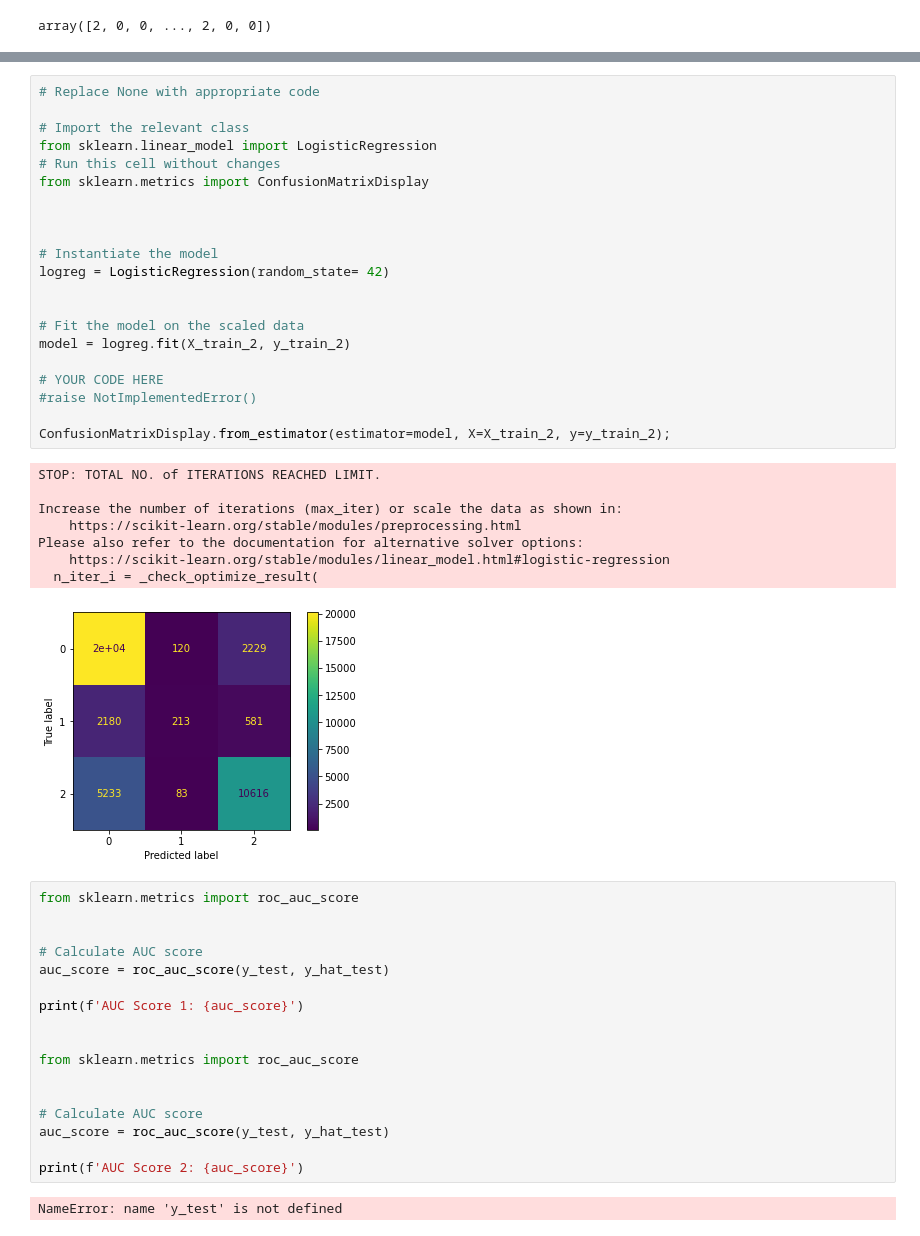
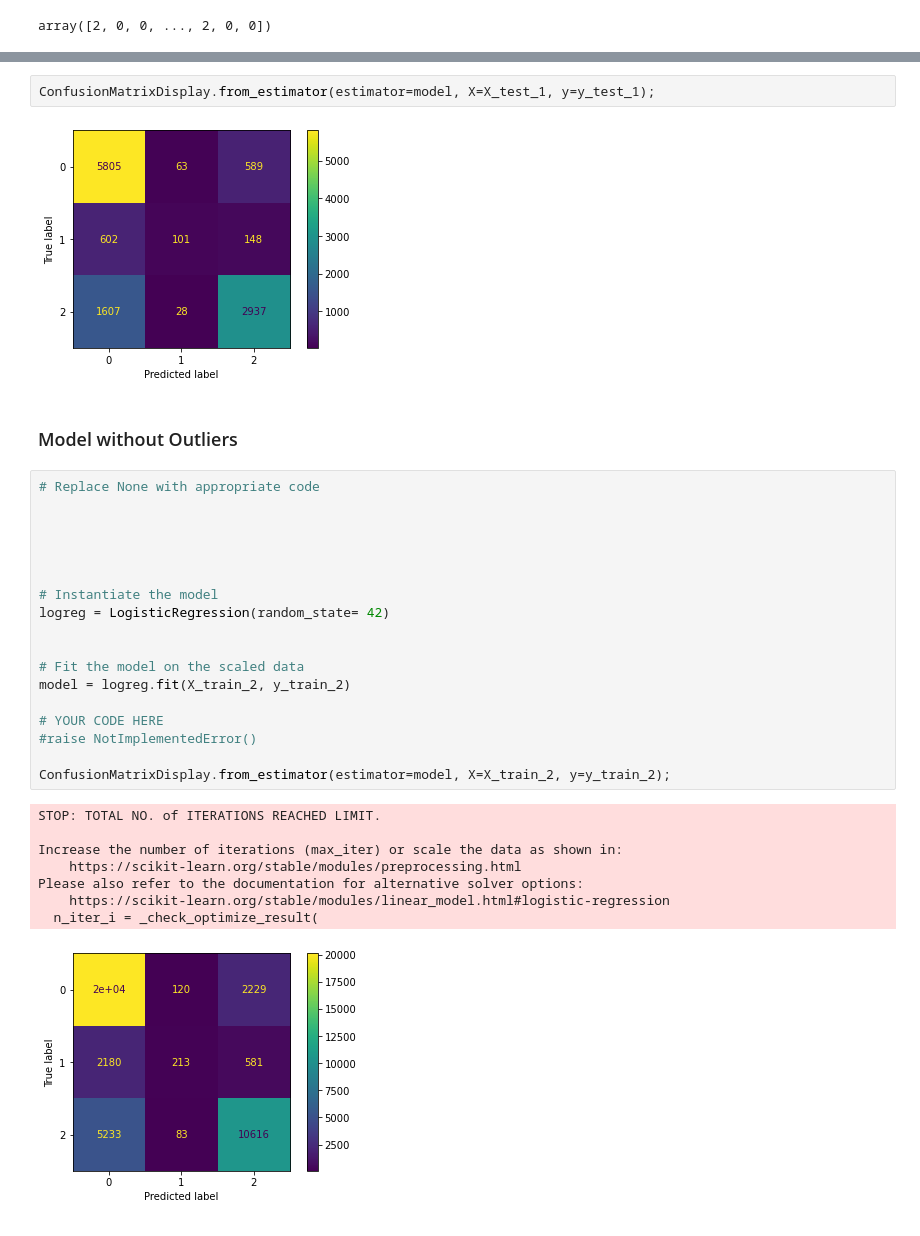
Before and after one commit to leonardkoyio/Phase-3-Project-_v1, a Jupyter notebook: index.ipynb, the cells around one changed output, grey strips where cells are left out. Drawn from its saved outputs; the diff is of its cells as text.

Commit message:
Modeling- Creating baseline decision tree and logistic regression models

```diff
--- a/index.ipynb
+++ b/index.ipynb
@@ -1625,10 +1677,13 @@ AUC Score 1: 0.8423121713358004
+# %%
+ConfusionMatrixDisplay.from_estimator(estimator=model, X=X_test_1, y=y_test_1);
+# %% [output]
+[figure, added]
+# %% [markdown]
+### Model without Outliers
 # %%
 # Replace None with appropriate code
 
-# Import the relevant class
-from sklearn.linear_model import LogisticRegression
-# Run this cell without changes
-from sklearn.metrics import ConfusionMatrixDisplay
+
 
 
 
@@ -1652,22 +1707,3 @@ Please also refer to the documentation for alternative solver options:
     https://scikit-learn.org/stable/modules/linear_model.html#logistic-regression
   n_iter_i = _check_optimize_result(
 [figure]
-# %%
-from sklearn.metrics import roc_auc_score
-
-
-# Calculate AUC score
-auc_score = roc_auc_score(y_test, y_hat_test)
-
-print(f'AUC Score 1: {auc_score}')
-
-
-from sklearn.metrics import roc_auc_score
-
-
-# Calculate AUC score
-auc_score = roc_auc_score(y_test, y_hat_test)
-
-print(f'AUC Score 2: {auc_score}')
-# %% [output]
-NameError: name 'y_test' is not defined
```
Also changed, not shown: parts of 28 cells of this notebook.
